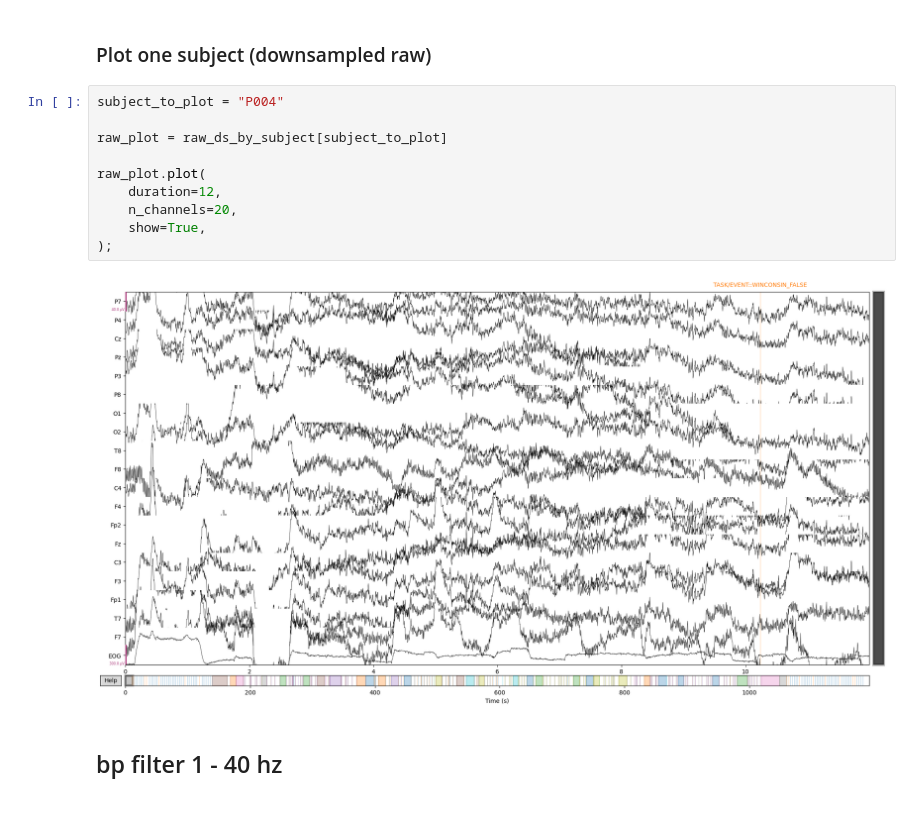
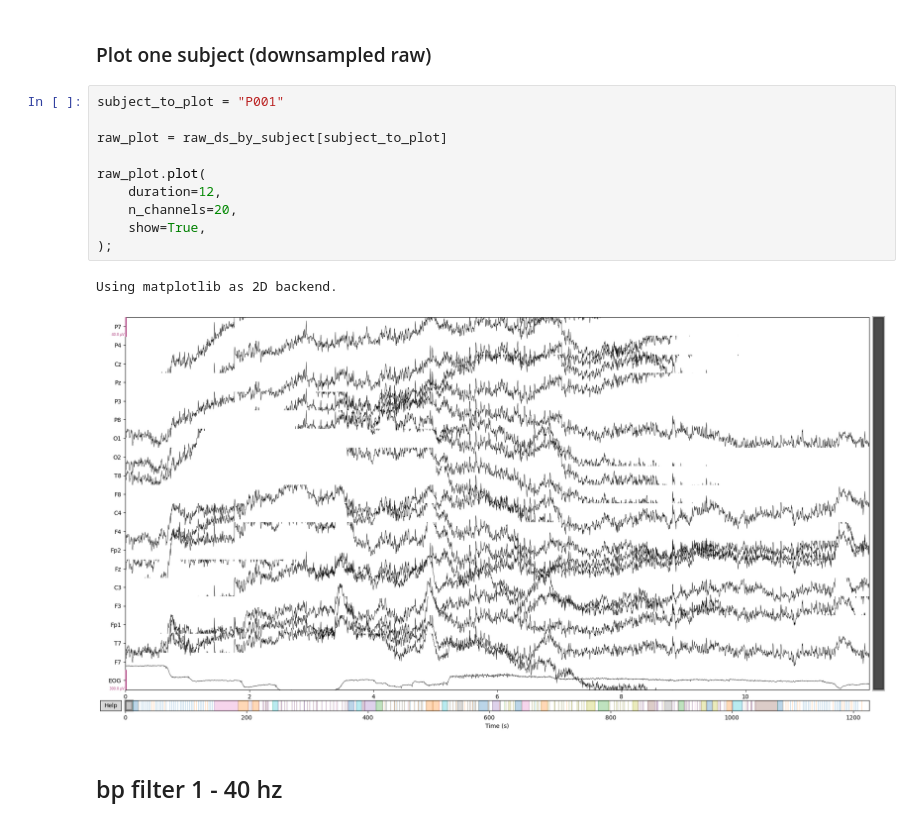
Before and after one commit to NadimSALEEM/0x2x2dual_WCST_analysis, a Jupyter notebook: 0-back/eeg/0back_eeg.ipynb, the cells around one changed output. Cells and saved outputs as stored; diff of their text form.

```diff
--- a/0-back/eeg/0back_eeg.ipynb
+++ b/0-back/eeg/0back_eeg.ipynb
@@ -102,17 +102,18 @@ Downsampled 4 subjects to 250 Hz
 # %% [markdown]
 ### Plot one subject (downsampled raw)
 # %%
-subject_to_plot = "P004"
+subject_to_plot = "P001"
 
 raw_plot = raw_ds_by_subject[subject_to_plot]
 
 raw_plot.plot(
     duration=12,
     n_channels=20,
     show=True,
 );
 # %% [output]
+Using matplotlib as 2D backend.
-[figure, old version]
+[figure, new version]
 # %% [markdown]
 ## bp filter 1 - 40 hz
 # %%
```
Also changed, not shown: 6 other files.
